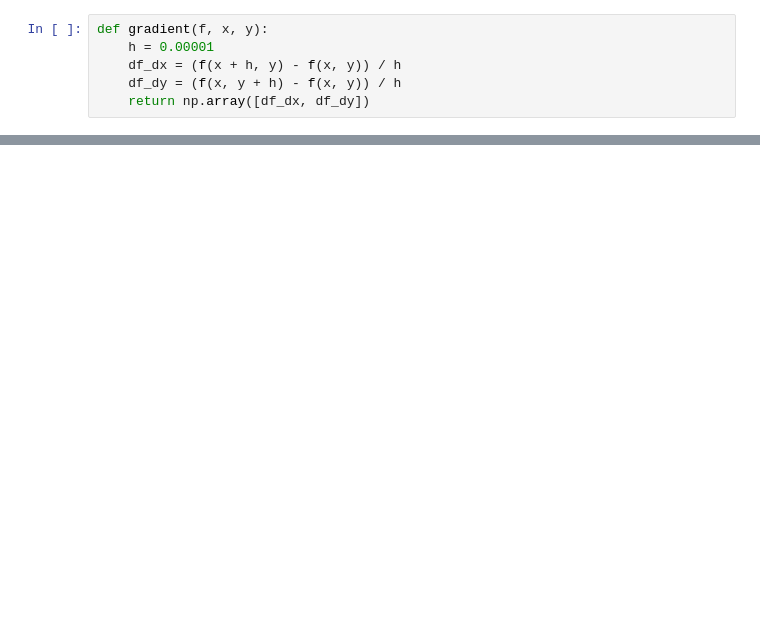
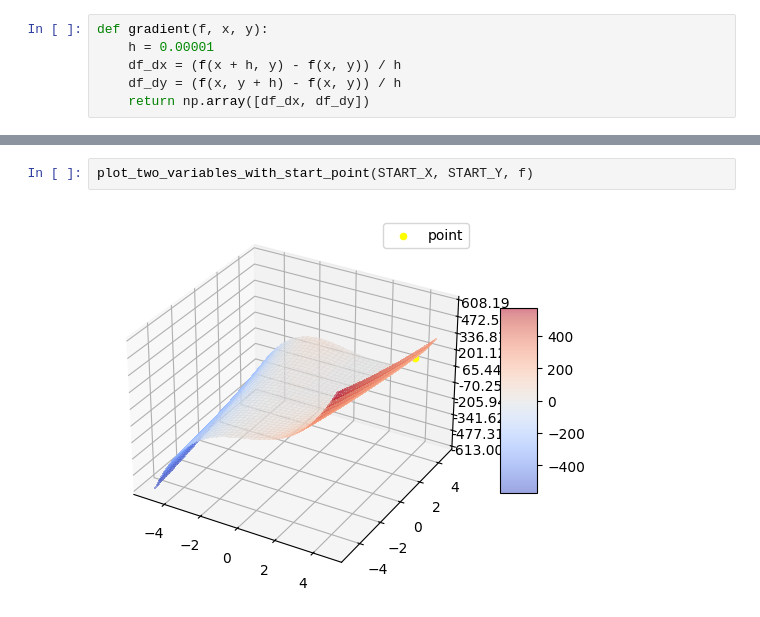
Before and after one commit to Szymqn/MetodyOptymalizacji, a Jupyter notebook: lab08/main.ipynb, the cells around one changed output, grey strips where cells are left out. Drawn from its saved outputs; the diff is of its cells as text; blank space fills up the shorter version.

```diff
--- a/lab08/main.ipynb
+++ b/lab08/main.ipynb
@@ -75,0 +135,4 @@ gauss_seidel([START_X, START_Y], EPSILON)
+# %%
+plot_two_variables_with_start_point(START_X, START_Y, f)
+# %% [output]
+[figure, added]
```
Also changed, not shown: parts of 10 cells of this notebook, 3 other files.
